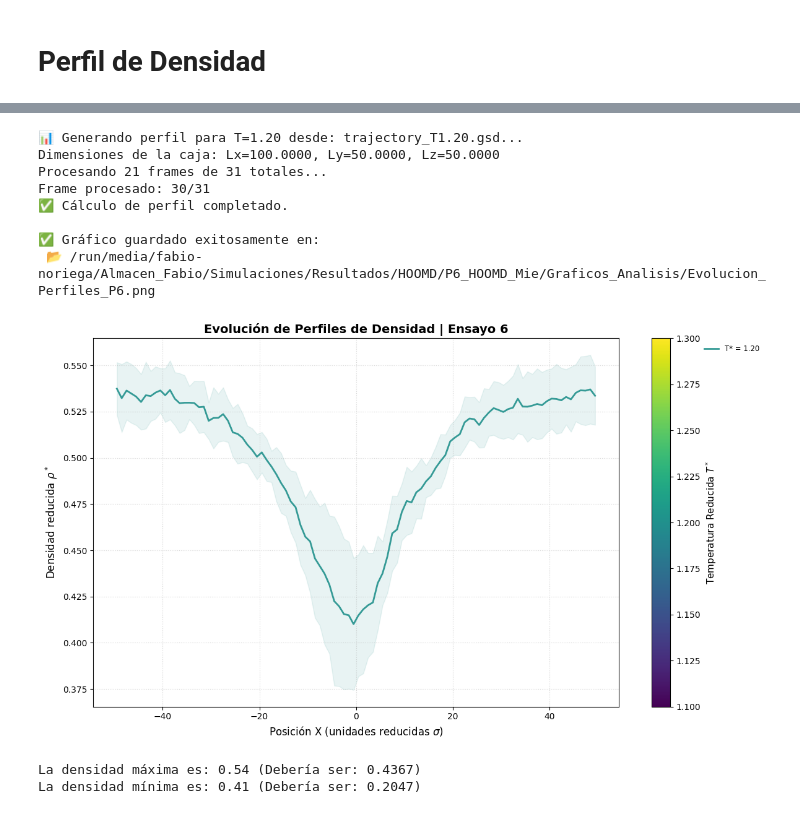
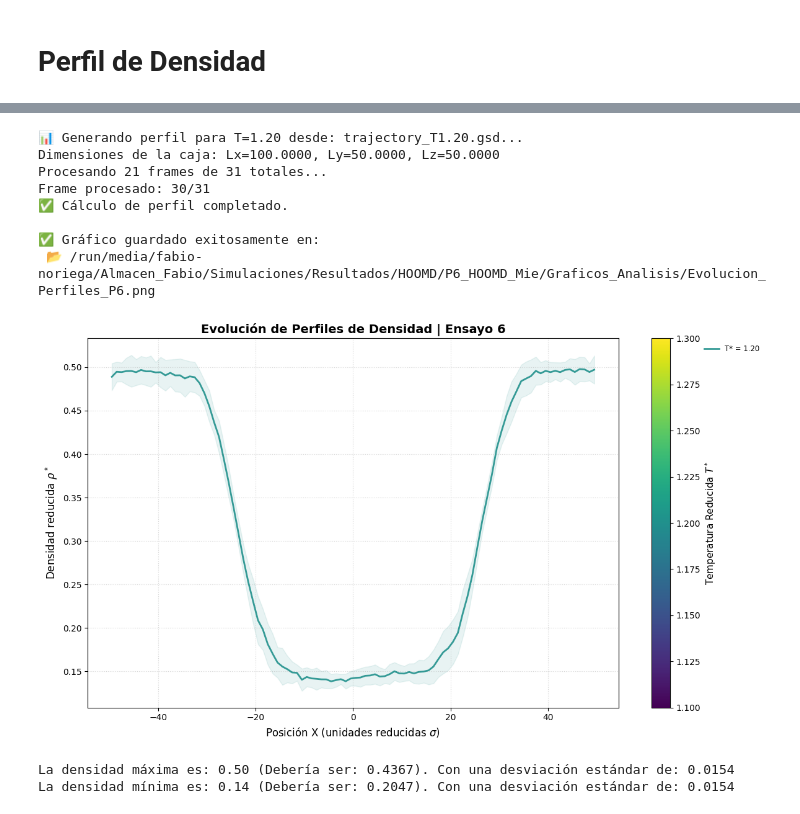
Before and after one commit to FabioNH86/Molecular-Dinamics, a Jupyter notebook: Perfil_densidad.ipynb, the cells around one changed output, grey strips where cells are left out. Drawn from its saved outputs; the diff is of its cells as text; code cells hidden in the pictures.

```diff
--- a/Perfil_densidad.ipynb
+++ b/Perfil_densidad.ipynb
@@ -61,7 +59,7 @@ cmap = cm.viridis
 
 # -- PROCESAMIENTO DE ARCHIVOS GSD --
 for T in temperaturas:
-    nombre_carpeta = 'N_50_50_50'
+    nombre_carpeta = 'N_71_45_25'
     ruta_busqueda = os.path.join(ruta_comun, nombre_carpeta, f"trajectory_T{T:.2f}.gsd")
     archivos = glob.glob(ruta_busqueda)
 
@@ -95,37 +93,37 @@ for T in temperaturas:
 ax.set_title(f'Evolución de Perfiles de Densidad | Ensayo {num_prueba}', fontsize=14, fontweight='bold')
 ax.set_xlabel('Posición X (unidades reducidas $\sigma$)', fontsize=12)
 ax.set_ylabel('Densidad reducida $\\rho^*$', fontsize=12)
 
 # Barra de colores lateral (Colorbar)
 sm = plt.cm.ScalarMappable(cmap=cmap, norm=norm)
 sm.set_array([])
 cbar = fig.colorbar(sm, ax=ax)
 cbar.set_label('Temperatura Reducida $T^*$', fontsize=11)
 
 ax.grid(True, linestyle=':', alpha=0.5)
 ax.legend(bbox_to_anchor=(1.15, 1), loc='upper left', fontsize='small', frameon=False)
 
 plt.tight_layout()
 
 # Guardar y desplegar en el notebook
 ruta_salida = os.path.join(ruta_graficos, f"Evolucion_Perfiles_P{num_prueba}.png")
 plt.savefig(ruta_salida, dpi=300, bbox_inches='tight')
 print(f"\n✅ Gráfico guardado exitosamente en:\n 📂 {ruta_salida}")
 
 plt.show()
 # %% [output]
 📊 Generando perfil para T=1.20 desde: trajectory_T1.20.gsd...
 Dimensiones de la caja: Lx=100.0000, Ly=50.0000, Lz=50.0000
 Procesando 21 frames de 31 totales...
 Frame procesado: 30/31
 ✅ Cálculo de perfil completado.
 
 ✅ Gráfico guardado exitosamente en:
  📂 /run/media/fabio-noriega/Almacen_Fabio/Simulaciones/Resultados/HOOMD/P6_HOOMD_Mie/Graficos_Analisis/Evolucion_Perfiles_P6.png
-[figure, old version]
+[figure, new version]
 # %%
-print(f'La densidad máxima es: {rho_prom.max():.2f} (Debería ser: 0.4367)')
-print(f'La densidad mínima es: {rho_prom.min():.2f} (Debería ser: 0.2047)')
+print(f'La densidad máxima es: {rho_prom.max():.2f} (Debería ser: 0.4367). Con una desviación estándar de: {rho_std.mean():.4f}')
+print(f'La densidad mínima es: {rho_prom.min():.2f} (Debería ser: 0.2047). Con una desviación estándar de: {rho_std.mean():.4f}')
 # %% [output]
-La densidad máxima es: 0.54 (Debería ser: 0.4367)
-La densidad mínima es: 0.41 (Debería ser: 0.2047)
+La densidad máxima es: 0.50 (Debería ser: 0.4367). Con una desviación estándar de: 0.0154
+La densidad mínima es: 0.14 (Debería ser: 0.2047). Con una desviación estándar de: 0.0154
```
Also changed, not shown: parts of 1 cell of this notebook, 4 other files.
